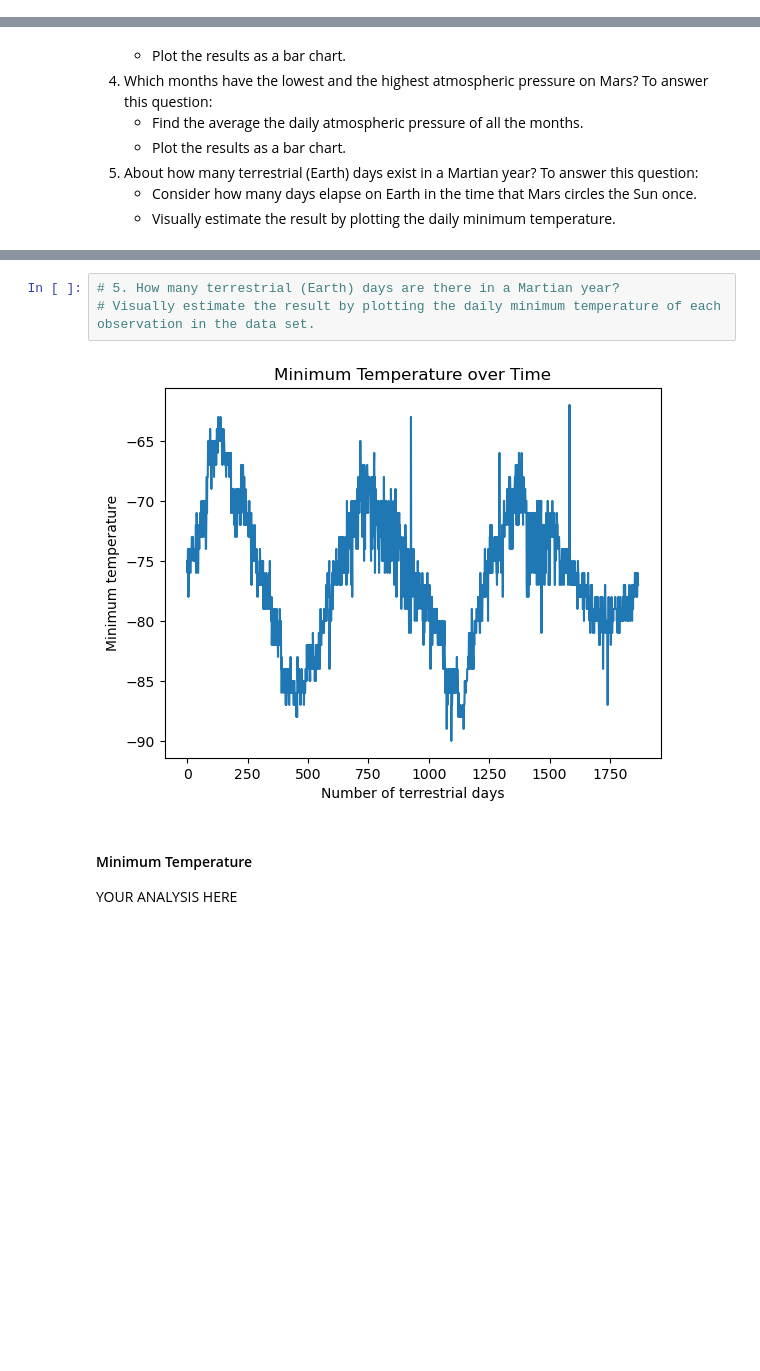
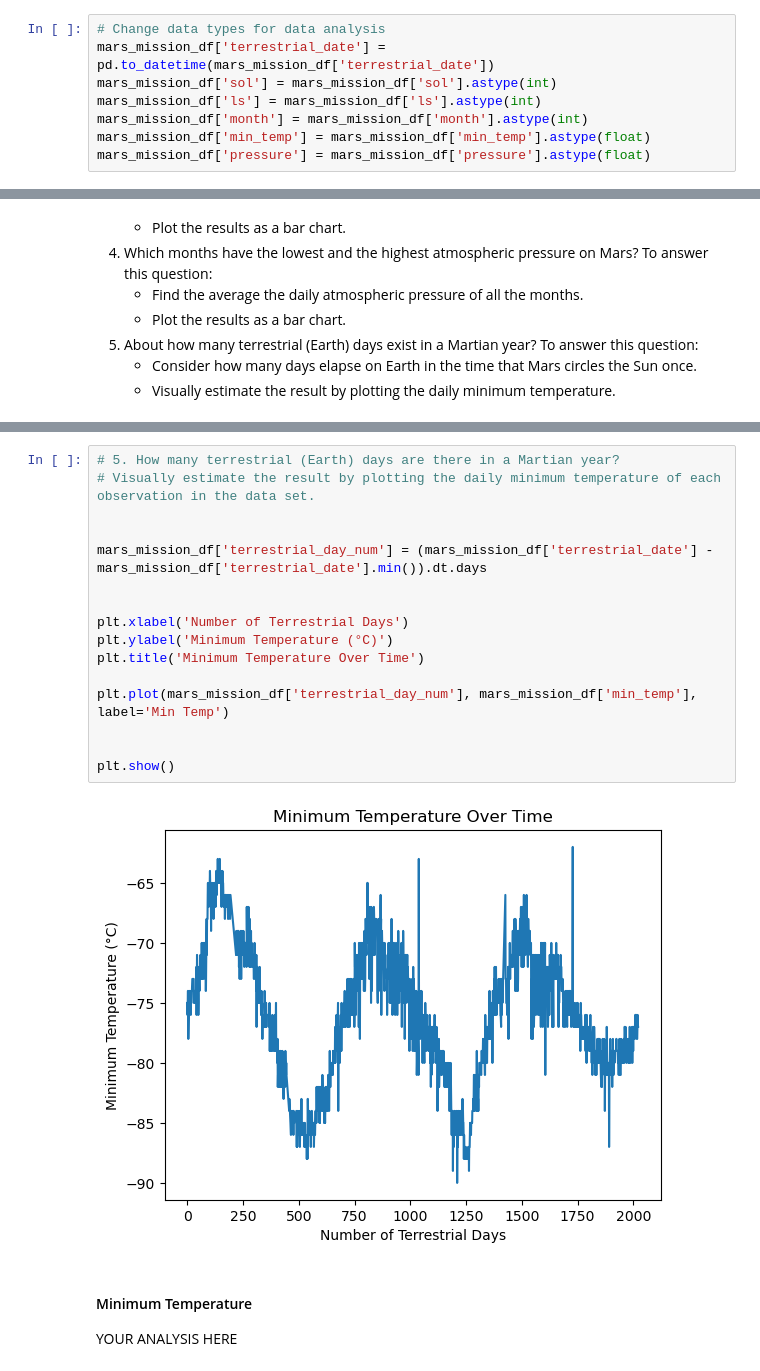
Before and after one commit to deangelica23/Data_Collection, a Jupyter notebook: part_2_mars_weather.ipynb, the cells around one changed output, grey strips where cells are left out. Saved outputs shown, nothing was run; the diff lists cells and outputs as text; blank space fills up the shorter version.

```diff
--- a/part_2_mars_weather.ipynb
+++ b/part_2_mars_weather.ipynb
@@ -113,2 +93,10 @@ dtype: object
+# %%
+# Change data types for data analysis
+mars_mission_df['terrestrial_date'] = pd.to_datetime(mars_mission_df['terrestrial_date'])
+mars_mission_df['sol'] = mars_mission_df['sol'].astype(int)
+mars_mission_df['ls'] = mars_mission_df['ls'].astype(int)
+mars_mission_df['month'] = mars_mission_df['month'].astype(int)
+mars_mission_df['min_temp'] = mars_mission_df['min_temp'].astype(float)
+mars_mission_df['pressure'] = mars_mission_df['pressure'].astype(float)
 # %%
 # Confirm type changes were successful by examining data types again
@@ -189,8 +231,21 @@ Name: pressure, dtype: float64
 # %%
 # 5. How many terrestrial (Earth) days are there in a Martian year?
 # Visually estimate the result by plotting the daily minimum temperature of each observation in the data set.
+
+
+mars_mission_df['terrestrial_day_num'] = (mars_mission_df['terrestrial_date'] - mars_mission_df['terrestrial_date'].min()).dt.days
+
+
+plt.xlabel('Number of Terrestrial Days')
+plt.ylabel('Minimum Temperature (°C)')
+plt.title('Minimum Temperature Over Time')
+
+plt.plot(mars_mission_df['terrestrial_day_num'], mars_mission_df['min_temp'], label='Min Temp')
+
+
+plt.show()
 # %% [output]
-[figure, old version]
+[figure, new version]
 # %% [markdown]
 #### Minimum Temperature
 
```
Also changed, not shown: parts of 15 cells of this notebook, 1 other file.
